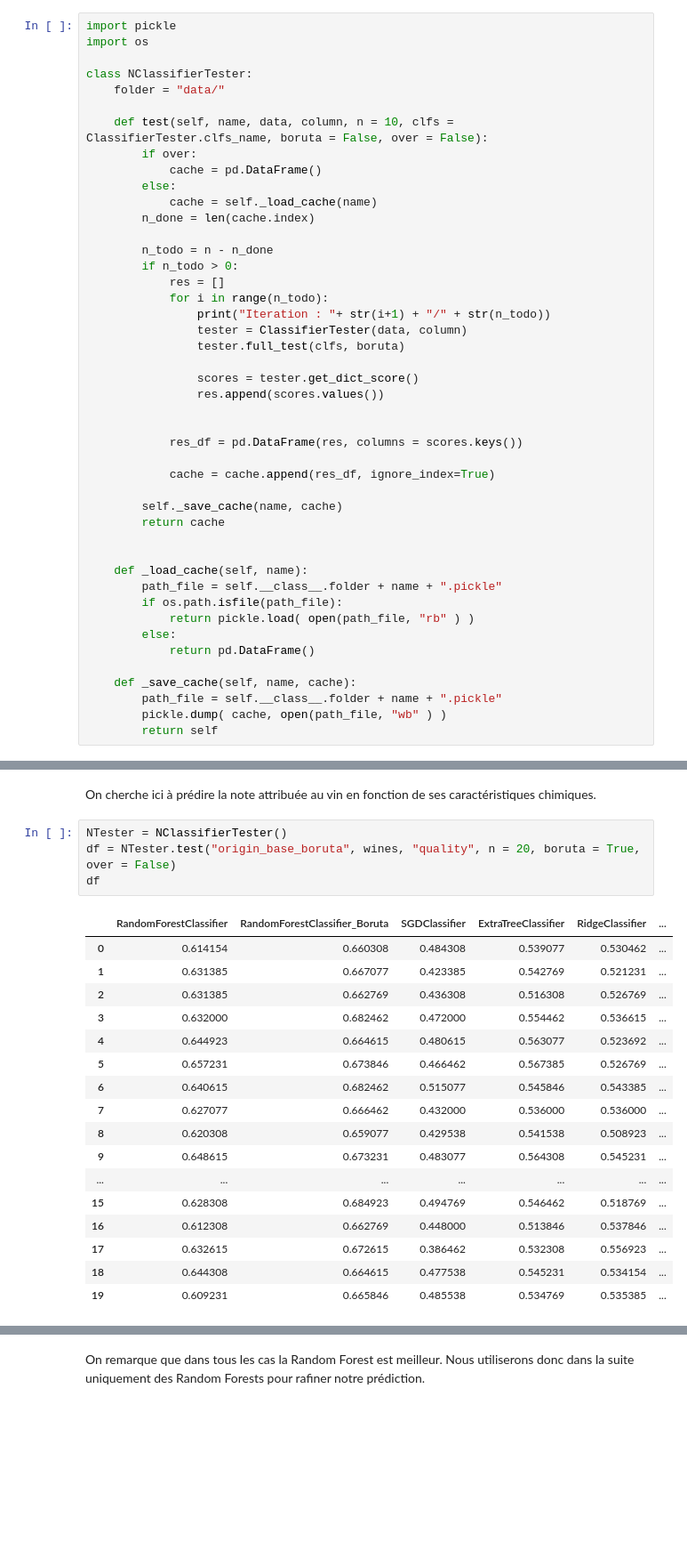
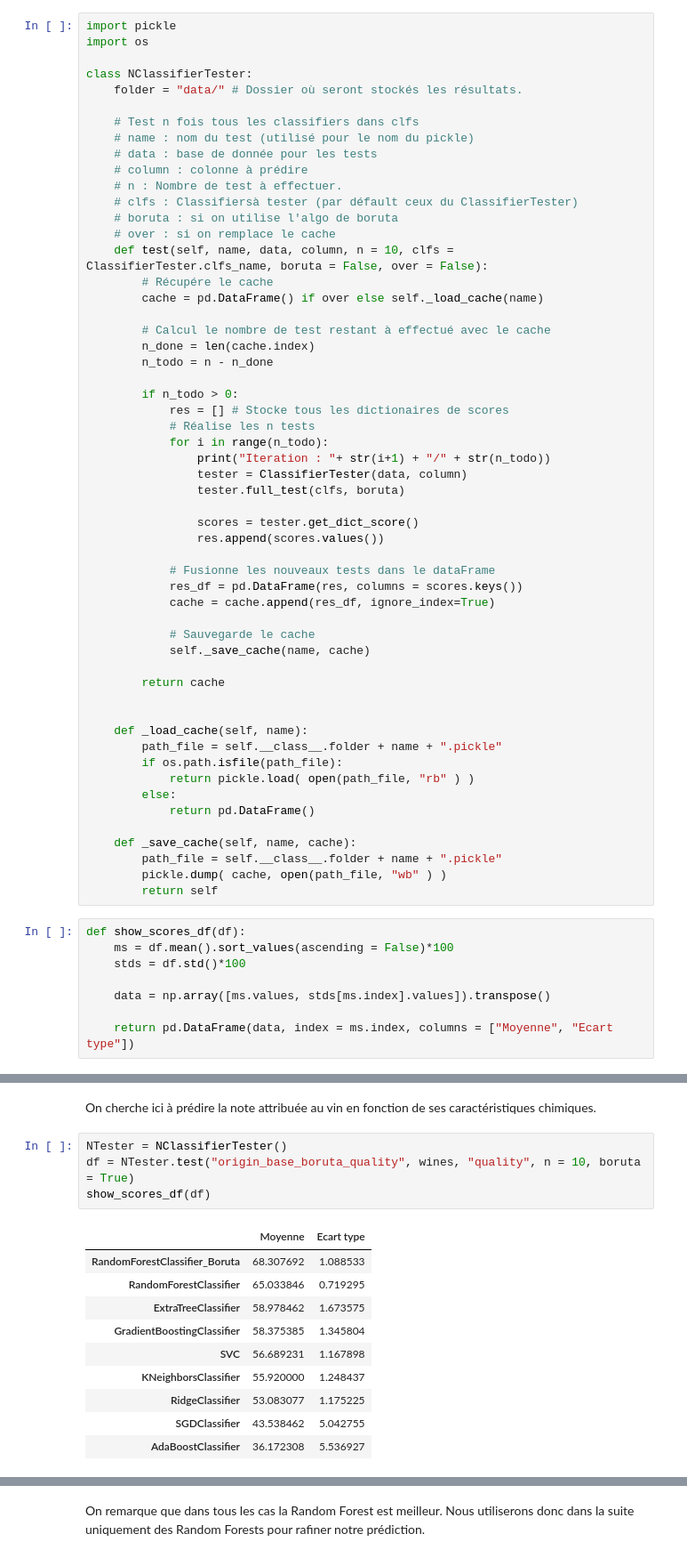
Before and after one commit to Nicotous1/Wines, a Jupyter notebook: Rapport_Code.ipynb, the cells around one changed output, grey strips where cells are left out. Shown at 89% size. Drawn from its saved outputs; the diff is of its cells as text; blank space fills up the shorter version.

```diff
--- a/Rapport_Code.ipynb
+++ b/Rapport_Code.ipynb
@@ -372,18 +331,27 @@ import pickle
 import os
 
 class NClassifierTester:
-    folder = "data/"
+    folder = "data/" # Dossier où seront stockés les résultats.
 
+    # Test n fois tous les classifiers dans clfs
+    # name : nom du test (utilisé pour le nom du pickle)
+    # data : base de donnée pour les tests
+    # column : colonne à prédire
+    # n : Nombre de test à effectuer.
+    # clfs : Classifiersà tester (par défault ceux du ClassifierTester)
+    # boruta : si on utilise l'algo de boruta
+    # over : si on remplace le cache
     def test(self, name, data, column, n = 10, clfs = ClassifierTester.clfs_name, boruta = False, over = False):
-        if over:
-            cache = pd.DataFrame()
-        else:
-            cache = self._load_cache(name)
+        # Récupére le cache
+        cache = pd.DataFrame() if over else self._load_cache(name)
+
+        # Calcul le nombre de test restant à effectué avec le cache
         n_done = len(cache.index)
+        n_todo = n - n_done
 
-        n_todo = n - n_done
         if n_todo > 0:
-            res = []
+            res = [] # Stocke tous les dictionaires de scores
+            # Réalise les n tests
             for i in range(n_todo):
                 print("Iteration : "+ str(i+1) + "/" + str(n_todo))
                 tester = ClassifierTester(data, column)
@@ -392,12 +360,13 @@ class NClassifierTester:
                 scores = tester.get_dict_score()
                 res.append(scores.values())
 
-
+            # Fusionne les nouveaux tests dans le dataFrame
             res_df = pd.DataFrame(res, columns = scores.keys())
-
             cache = cache.append(res_df, ignore_index=True)
 
-        self._save_cache(name, cache)
+            # Sauvegarde le cache
+            self._save_cache(name, cache)
+
         return cache
 
 
@@ -412,6 +381,14 @@ class NClassifierTester:
         path_file = self.__class__.folder + name + ".pickle"
         pickle.dump( cache, open(path_file, "wb" ) )
         return self
+# %%
+def show_scores_df(df):
+    ms = df.mean().sort_values(ascending = False)*100
+    stds = df.std()*100
+
+    data = np.array([ms.values, stds[ms.index].values]).transpose()
+
+    return pd.DataFrame(data, index = ms.index, columns = ["Moyenne", "Ecart type"])
 # %% [markdown]
 ## Prédiction de la couleur du vin
 # %% [markdown]
@@ -458,23 +419,16 @@ On obtient un score très élévée. La couleur est donc totalement déterminé
 On cherche ici à prédire la note attribuée au vin en fonction de ses caractéristiques chimiques.
 # %%
 NTester = NClassifierTester()
-df = NTester.test("origin_base_boruta", wines, "quality", n = 20, boruta = True, over = False)
-df
+df = NTester.test("origin_base_boruta_quality", wines, "quality", n = 10, boruta = True)
+show_scores_df(df)
 # %% [output]
-|  | RandomForestClassifier | RandomForestClassifier_Boruta | SGDClassifier | ExtraTreeClassifier | RidgeClassifier | ... |
-| 0 | 0.614154 | 0.660308 | 0.484308 | 0.539077 | 0.530462 | ... |
-| 1 | 0.631385 | 0.667077 | 0.423385 | 0.542769 | 0.521231 | ... |
-| 2 | 0.631385 | 0.662769 | 0.436308 | 0.516308 | 0.526769 | ... |
-| 3 | 0.632000 | 0.682462 | 0.472000 | 0.554462 | 0.536615 | ... |
-| 4 | 0.644923 | 0.664615 | 0.480615 | 0.563077 | 0.523692 | ... |
-| 5 | 0.657231 | 0.673846 | 0.466462 | 0.567385 | 0.526769 | ... |
-| 6 | 0.640615 | 0.682462 | 0.515077 | 0.545846 | 0.543385 | ... |
-| 7 | 0.627077 | 0.666462 | 0.432000 | 0.536000 | 0.536000 | ... |
-| 8 | 0.620308 | 0.659077 | 0.429538 | 0.541538 | 0.508923 | ... |
-| 9 | 0.648615 | 0.673231 | 0.483077 | 0.564308 | 0.545231 | ... |
-| ... | ... | ... | ... | ... | ... | ... |
-| 15 | 0.628308 | 0.684923 | 0.494769 | 0.546462 | 0.518769 | ... |
-| 16 | 0.612308 | 0.662769 | 0.448000 | 0.513846 | 0.537846 | ... |
-| 17 | 0.632615 | 0.672615 | 0.386462 | 0.532308 | 0.556923 | ... |
-| 18 | 0.644308 | 0.664615 | 0.477538 | 0.545231 | 0.534154 | ... |
-| 19 | 0.609231 | 0.665846 | 0.485538 | 0.534769 | 0.535385 | ... |
+|  | Moyenne | Ecart type |
+| RandomForestClassifier_Boruta | 68.307692 | 1.088533 |
+| RandomForestClassifier | 65.033846 | 0.719295 |
+| ExtraTreeClassifier | 58.978462 | 1.673575 |
+| GradientBoostingClassifier | 58.375385 | 1.345804 |
+| SVC | 56.689231 | 1.167898 |
+| KNeighborsClassifier | 55.920000 | 1.248437 |
+| RidgeClassifier | 53.083077 | 1.175225 |
+| SGDClassifier | 43.538462 | 5.042755 |
+| AdaBoostClassifier | 36.172308 | 5.536927 |
```
Also changed, not shown: parts of 24 cells of this notebook, 6 other files.
